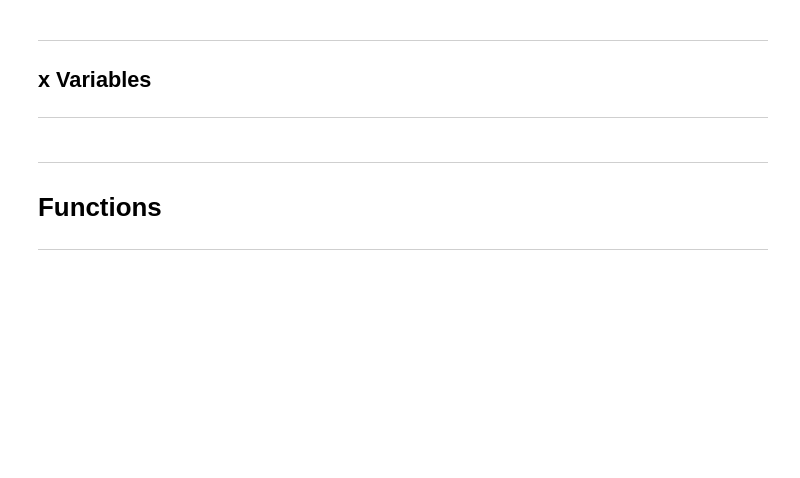
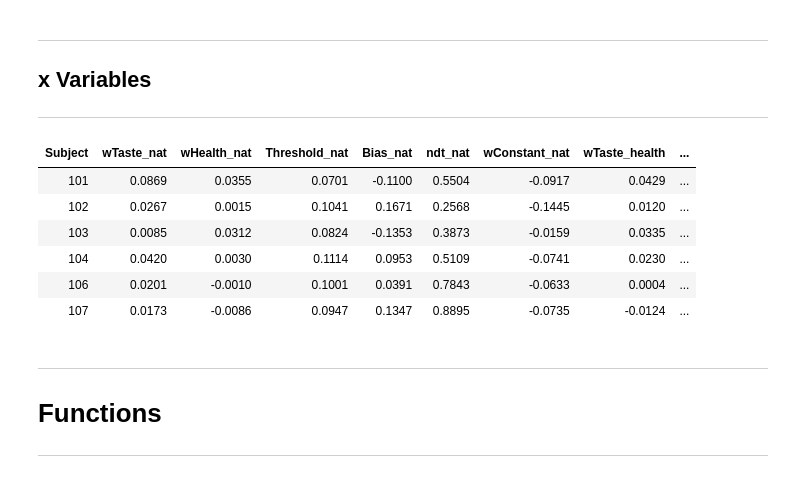
Before and after one commit to danieljwilson/cogReg_fMRI, a Jupyter notebook: 3_experiment/3_3_data_analysis/fr_results_ddm.ipynb, the cells around one changed output. Saved outputs shown, nothing was run; the diff lists cells and outputs as text; code cells hidden in the pictures; blank space fills up the shorter version.

```diff
--- a/3_experiment/3_3_data_analysis/fr_results_ddm.ipynb
+++ b/3_experiment/3_3_data_analysis/fr_results_ddm.ipynb
@@ -882,6 +882,16 @@ names(df_ddm_constant)
 ---
 ## x Variables
 ---
+# %%
+head(df_ddm_constant)
+# %% [output]
+| Subject | wTaste_nat | wHealth_nat | Threshold_nat | Bias_nat | ndt_nat | wConstant_nat | wTaste_health | ... |
+| 101 | 0.0869 | 0.0355 | 0.0701 | -0.1100 | 0.5504 | -0.0917 | 0.0429 | ... |
+| 102 | 0.0267 | 0.0015 | 0.1041 | 0.1671 | 0.2568 | -0.1445 | 0.0120 | ... |
+| 103 | 0.0085 | 0.0312 | 0.0824 | -0.1353 | 0.3873 | -0.0159 | 0.0335 | ... |
+| 104 | 0.0420 | 0.0030 | 0.1114 | 0.0953 | 0.5109 | -0.0741 | 0.0230 | ... |
+| 106 | 0.0201 | -0.0010 | 0.1001 | 0.0391 | 0.7843 | -0.0633 | 0.0004 | ... |
+| 107 | 0.0173 | -0.0086 | 0.0947 | 0.1347 | 0.8895 | -0.0735 | -0.0124 | ... |
 # %%
 # Health Weight Change, HvN
 output_vec = df_ddm_constant %>%
```
Also changed, not shown: 2 other files.
